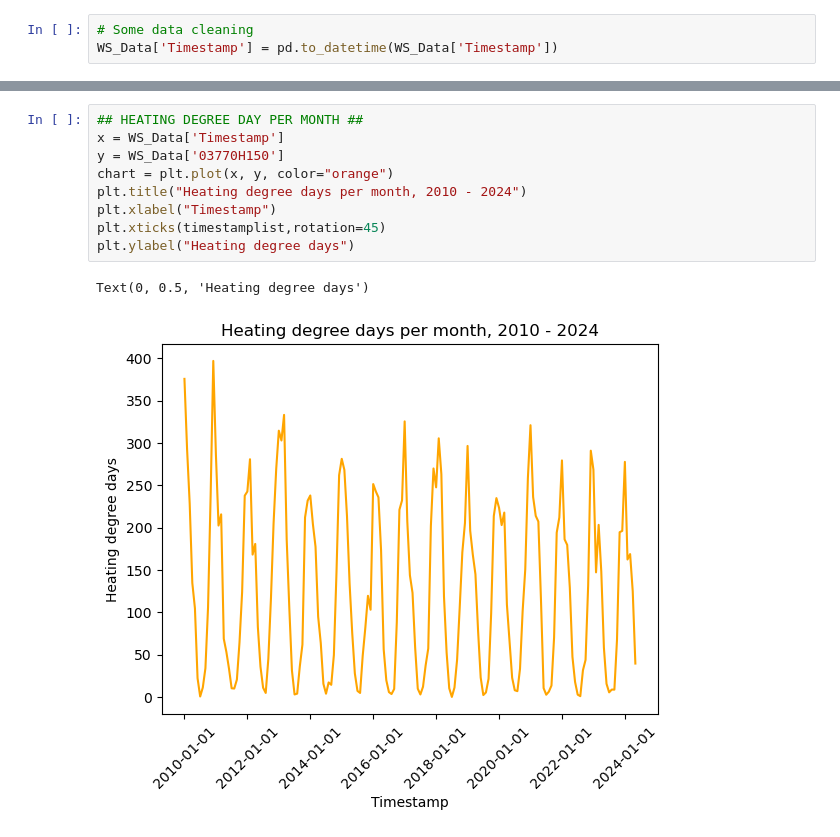
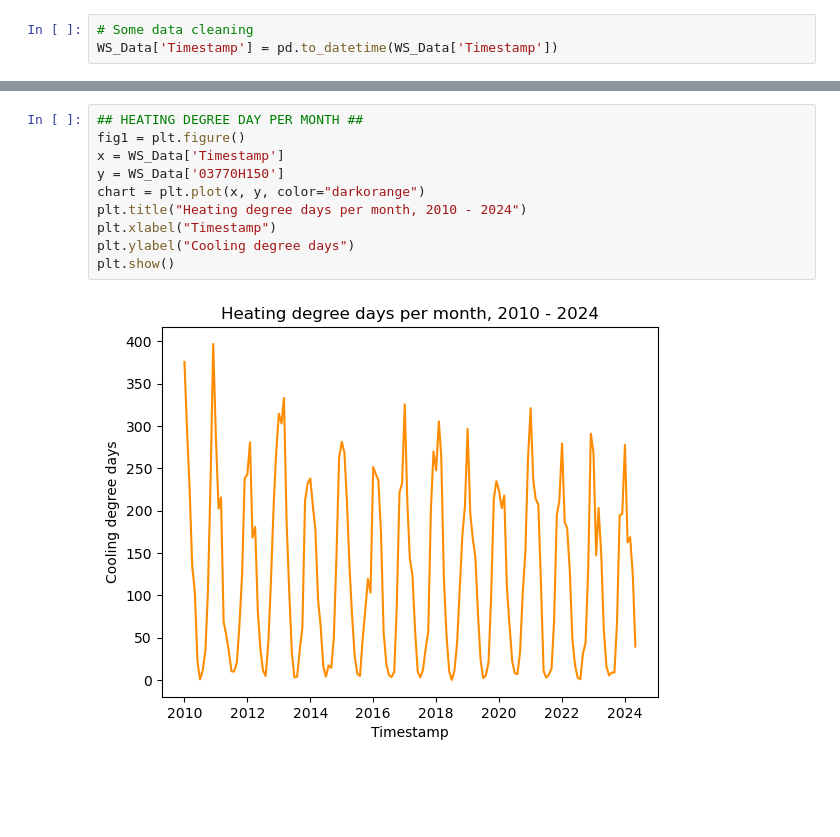
Before and after one commit to JoeyBream/weather-data, a Jupyter notebook: data.ipynb, the cells around one changed output, grey strips where cells are left out. Drawn from its saved outputs; the diff is of its cells as text; blank space fills up the shorter version.

```diff
--- a/data.ipynb
+++ b/data.ipynb
@@ -56,14 +49,14 @@ print(timestamplist)
 # %%
 ## HEATING DEGREE DAY PER MONTH ##
+fig1 = plt.figure()
 x = WS_Data['Timestamp']
 y = WS_Data['03770H150']
-chart = plt.plot(x, y, color="orange")
+chart = plt.plot(x, y, color="darkorange")
 plt.title("Heating degree days per month, 2010 - 2024")
 plt.xlabel("Timestamp")
-plt.xticks(timestamplist,rotation=45)
-plt.ylabel("Heating degree days")
+plt.ylabel("Cooling degree days")
+plt.show()
 # %% [output]
-Text(0, 0.5, 'Heating degree days')
-[figure, old version]
+[figure, new version]
 # %%
 ## COOLING DEGREE DAY PER MONTH ##
```
Also changed, not shown: parts of 8 cells of this notebook.
